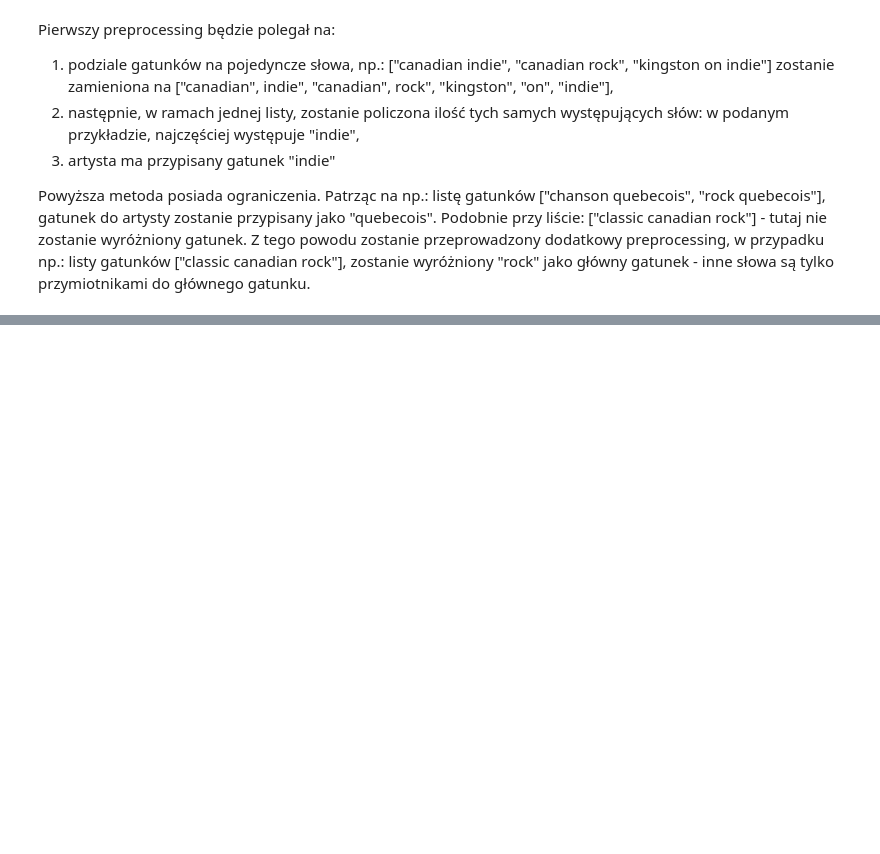
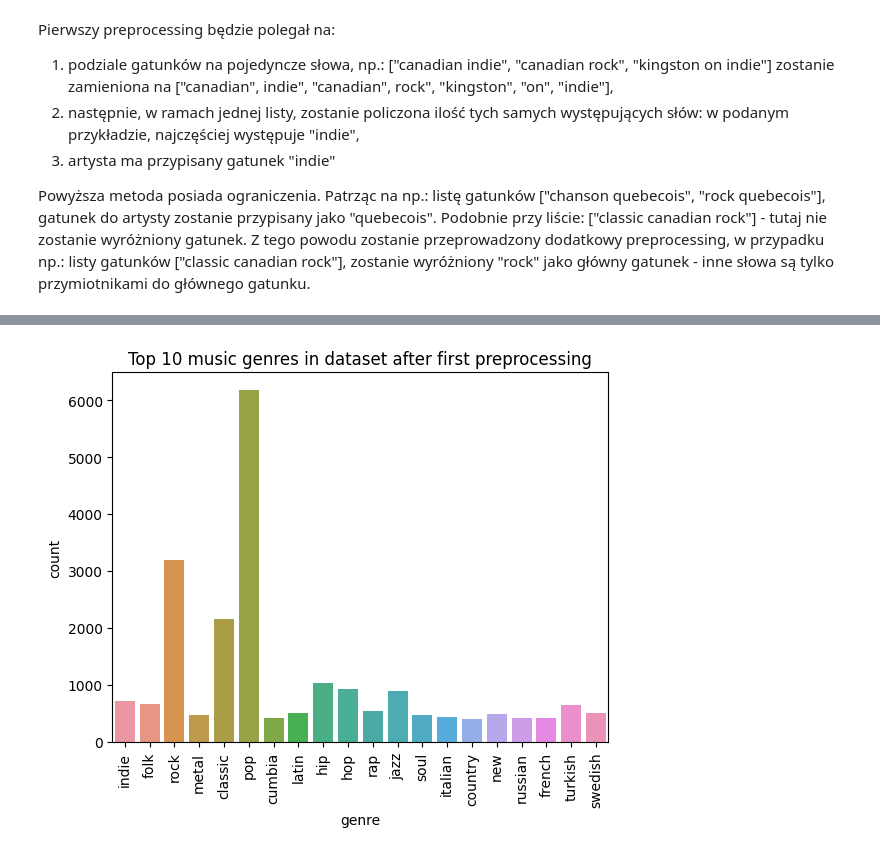
Before and after one commit to zxcvwrs/spotify-songs-ML, a Jupyter notebook: analiza_danych.ipynb, the cells around one changed output, grey strips where cells are left out. Saved outputs shown, nothing was run; the diff lists cells and outputs as text; code cells hidden in the pictures; blank space fills up the shorter version.

```diff
--- a/analiza_danych.ipynb
+++ b/analiza_danych.ipynb
@@ -1020,0 +1084,19 @@ Powyższa metoda posiada ograniczenia. Patrząc na np.: listę gatunków ["chans
+# %%
+def maximize_subgenres(genres):
+    subgenre_counts = {}
+
+    for genre in genres:
+        if genre in subgenre_counts:
+            subgenre_counts[genre] += 1
+        else:
+            subgenre_counts[genre] = 1
+
+    max_count = max(subgenre_counts.values())
+
+    max_subgenres = []
+
+    for subgenre, count in subgenre_counts.items():
+        if count == max_count:
+            max_subgenres.append(subgenre)
+
+    return max_subgenres
@@ -1020,0 +1109,2 @@ Powyższa metoda posiada ograniczenia. Patrząc na np.: listę gatunków ["chans
+# %%
+artists_df_without_duplicates_preprocessed['genres'] = artists_df_without_duplicates_preprocessed['genres'].apply(maximize_subgenres)
@@ -1020,0 +1215,16 @@ Powyższa metoda posiada ograniczenia. Patrząc na np.: listę gatunków ["chans
+# %%
+df = pd.DataFrame({'genre': flatten_genres_after})
+
+genre_counts = flatten_genres_after.value_counts()
+genre_counts = genre_counts[:20]
+
+df = df[df['genre'].isin(genre_counts.index)]
+sns.countplot(x='genre', data=df)
+plt.xticks(rotation=90)
+plt.tick_params(axis='x', labelsize=10)
+plt.title('Top 10 music genres in dataset after first preprocessing')
+
+# Display the chart
+plt.show()
+# %% [output]
+[figure, added]
```
Also changed, not shown: parts of 25 cells of this notebook.
